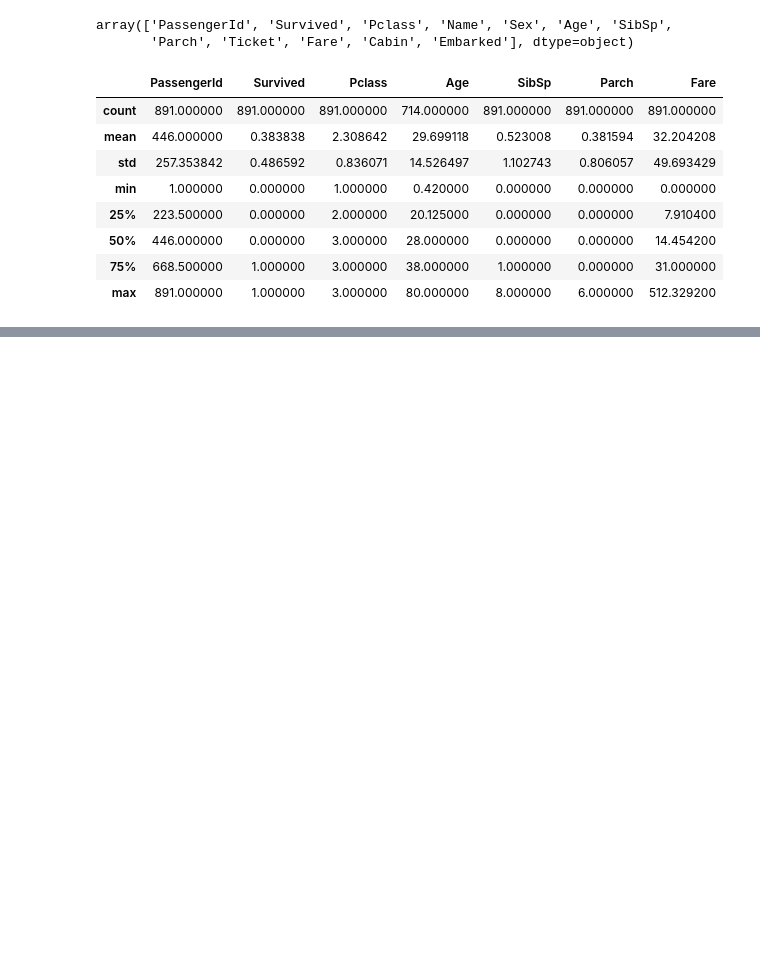
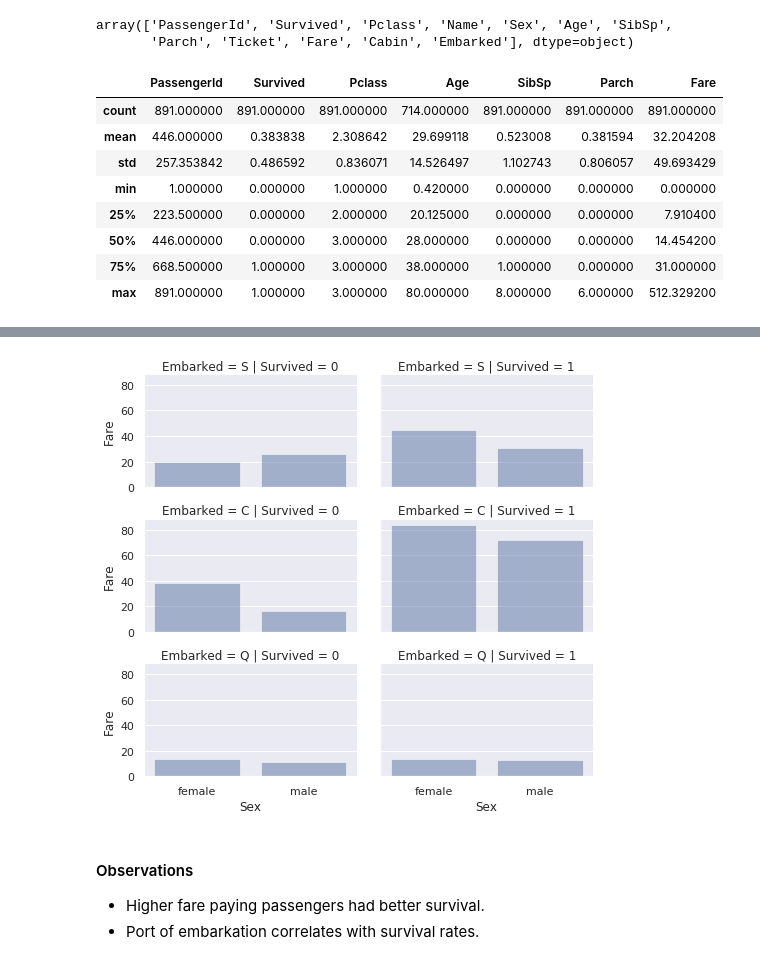
Before and after one commit to TheBoyMoe/DataScience-Repo, a Jupyter notebook: DS-ML-DL-PROJECTS/Kaggle-Titanic-Disater/titanic-data-sciences-solutions-tutorial/01-titanic-data-science-solutions.ipynb, the cells around one changed output, grey strips where cells are left out. Saved outputs shown, nothing was run; the diff lists cells and outputs as text; code cells hidden in the pictures; blank space fills up the shorter version.

```diff
--- a/DS-ML-DL-PROJECTS/Kaggle-Titanic-Disater/titanic-data-sciences-solutions-tutorial/01-titanic-data-science-solutions.ipynb
+++ b/DS-ML-DL-PROJECTS/Kaggle-Titanic-Disater/titanic-data-sciences-solutions-tutorial/01-titanic-data-science-solutions.ipynb
@@ -72,0 +285,11 @@ df_train.describe()
+# %%
+plot = sns.FacetGrid(df_train, row='Embarked', col='Survived', height=2.2, aspect=1.6)
+plot.map(sns.barplot, 'Sex', 'Fare', alpha=.5, ci=None)
+plot.add_legend();
+# %% [output]
+[figure, added]
+# %% [markdown]
+#### Observations
+
+- Higher fare paying passengers had better survival.
+- Port of embarkation correlates with survival rates.
```
Also changed, not shown: parts of 25 cells of this notebook.
